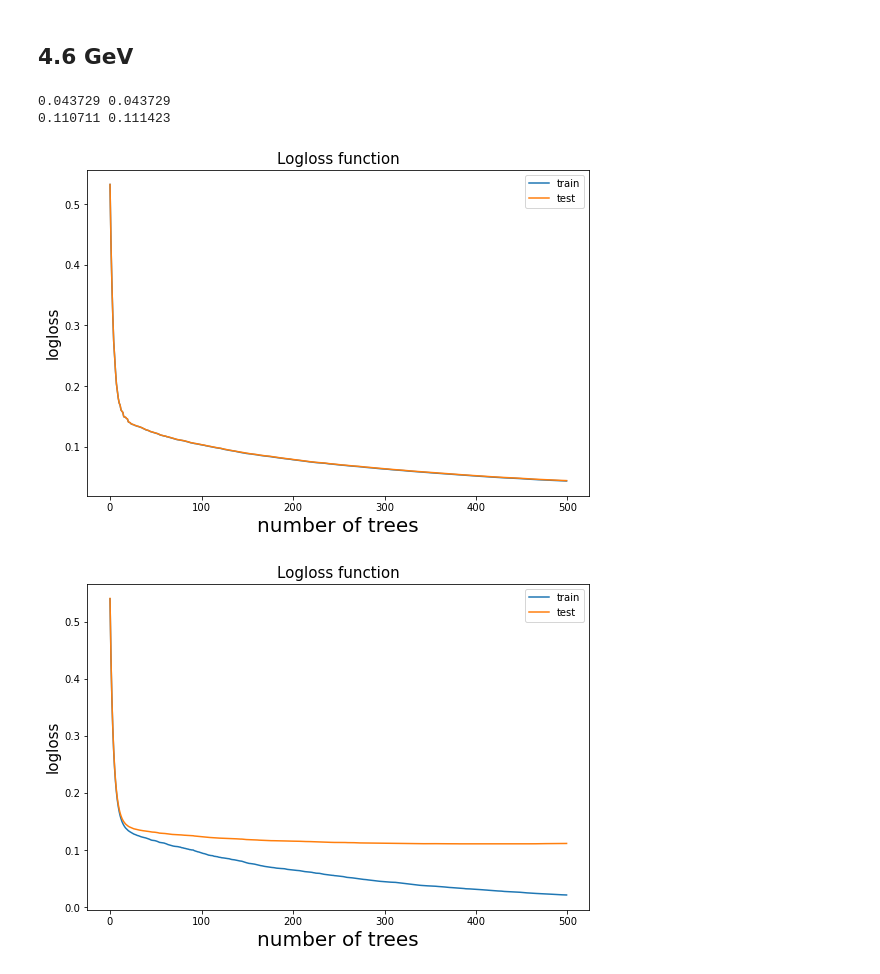
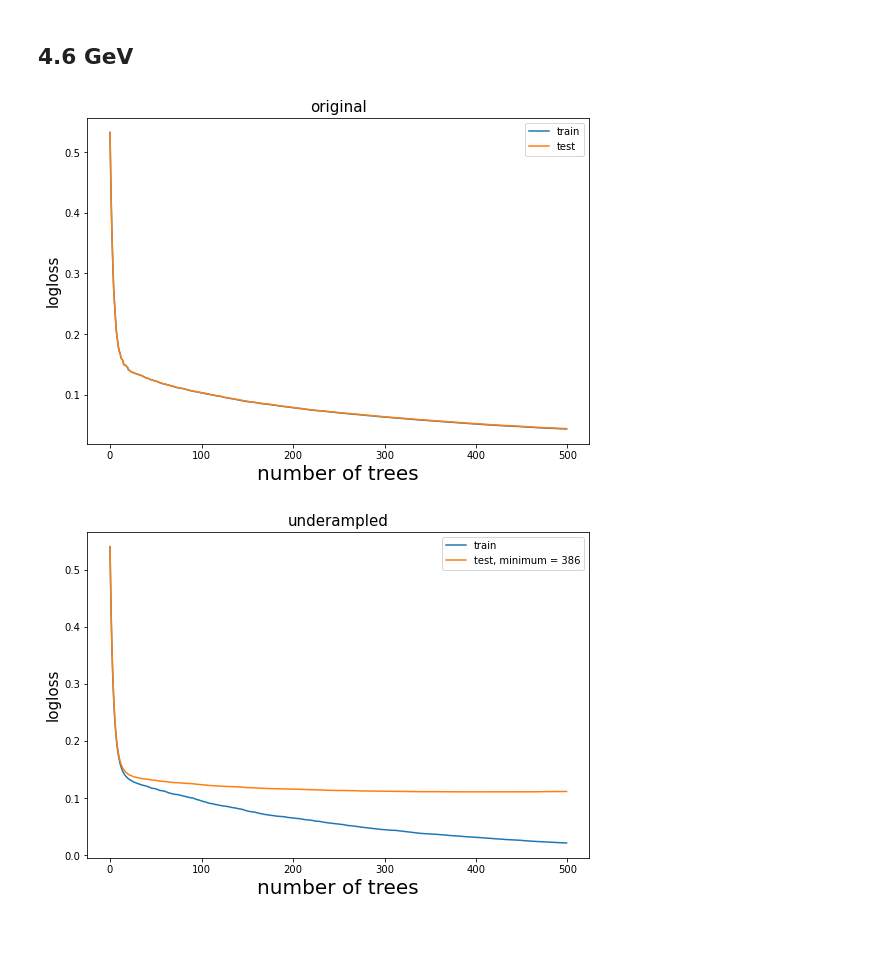
Before and after one commit to AlexanderAvocone/Bachelor-thesis, a Jupyter notebook: Code/logloss.ipynb, the cells around one changed output. Drawn from its saved outputs; the diff is of its cells as text; code cells hidden in the pictures; blank space fills up the shorter version.

```diff
--- a/Code/logloss.ipynb
+++ b/Code/logloss.ipynb
@@ -141,39 +173,57 @@ print(min(loss_1), loss_1[-1])
 ## 4.6 GeV
 # %%
 model.load_model("/ceph/aavocone/models/new_4_6_model500.txt")
-
 
 loss_0 = model.evals_result()["validation_0"]["logloss"]
 loss_1 = model.evals_result()["validation_1"]["logloss"]
 plt.figure(figsize=(9,6))
 x = range(len(loss_1))
 plt.plot(x,loss_0, label = "train")
 plt.plot(x,loss_1, label = "test")
 plt.xlabel("number of trees", fontsize = 20)
 plt.ylabel("logloss",fontsize=15)
-plt.title(f"Logloss function", fontsize = 15)
+plt.title(f"original", fontsize = 15)
 plt.legend()
+plt.savefig(f"/work/aavocone/week11/logloss/loss_4_original.pdf", format="pdf",bbox_inches="tight")
+plt.show()
 
-print(min(loss_1), loss_1[-1])
+#---------------------------------------------------------------------------------------------------------
 
 
 model.load_model("/ceph/aavocone/models/under4_500.txt")
+loss_0 = model.evals_result()["validation_0"]["logloss"]
+loss_1 = model.evals_result()["validation_1"]["logloss"]
+minimum1 = [loss_1.index(min(loss_1)),min(loss_1)]
+
+plt.figure(figsize=(9,6))
+x = range(len(loss_1))
+plt.plot(x,loss_0, label = "train")
+plt.plot(x,loss_1, label = f"test, minimum = {minimum1[0]}")
+plt.xlabel("number of trees", fontsize = 20)
+plt.ylabel("logloss",fontsize=15)
+plt.title(f"underampled", fontsize = 15)
+plt.legend()
+plt.savefig(f"/work/aavocone/week11/logloss/loss_4_under.pdf", format="pdf",bbox_inches="tight")
+plt.show()
 
 
+#---------------------------------------------------------------------------------------------------------
+
+model.load_model("/ceph/aavocone/models/over4_1000.txt")
 loss_0 = model.evals_result()["validation_0"]["logloss"]
 loss_1 = model.evals_result()["validation_1"]["logloss"]
+minimum1 = [loss_1.index(min(loss_1)),min(loss_1)]
+
 plt.figure(figsize=(9,6))
 x = range(len(loss_1))
 plt.plot(x,loss_0, label = "train")
 plt.plot(x,loss_1, label = "test")
 plt.xlabel("number of trees", fontsize = 20)
 plt.ylabel("logloss",fontsize=15)
-plt.title(f"Logloss function", fontsize = 15)
+plt.title(f"oversampled n=1000", fontsize = 15)
 plt.legend()
-
-print(min(loss_1), loss_1[-1])
+plt.savefig(f"/work/aavocone/week11/logloss/loss_4_over.pdf", format="pdf",bbox_inches="tight")
+plt.show()
 # %% [output]
-0.043729 0.043729
-0.110711 0.111423
-[figure, old version]
+[figure, new version]
-[figure, old version]
+[figure, new version]
```
Also changed, not shown: parts of 6 cells of this notebook, 7 other files.
